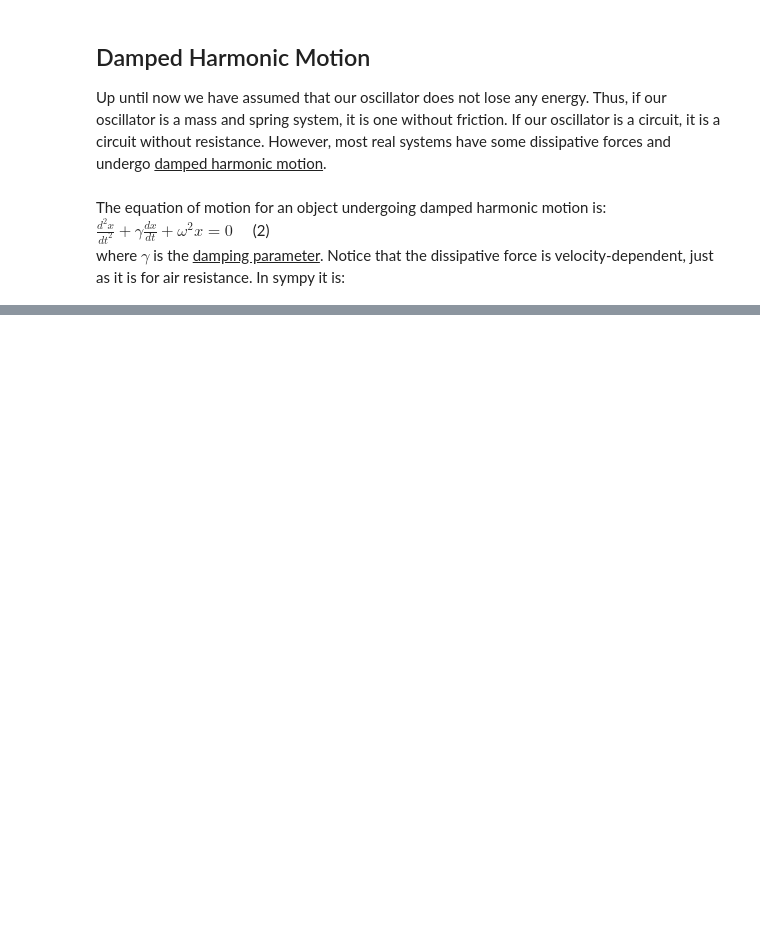
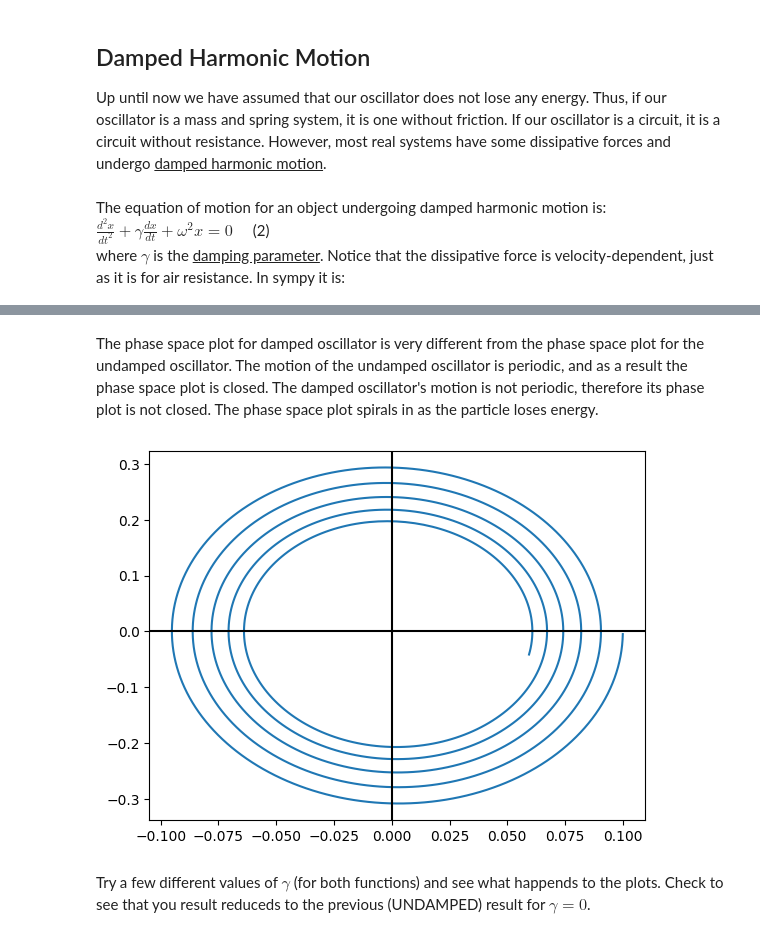
Before and after one commit to brinerk/LabsCapstone, a Jupyter notebook: Lab13/Lab13.ipynb, the cells around one changed output, grey strips where cells are left out. Drawn from its saved outputs; the diff is of its cells as text; code cells hidden in the pictures; blank space fills up the shorter version.

```diff
--- a/Lab13/Lab13.ipynb
+++ b/Lab13/Lab13.ipynb
@@ -229,0 +402,15 @@ where $\gamma$ is the <u>damping parameter</u>. Notice that the dissipative forc
+# %% [markdown]
+The phase space plot for damped oscillator is very different from the phase space plot for the undamped oscillator. The motion of the undamped oscillator is periodic, and as a result the phase space plot is closed. The damped oscillator's motion is not periodic, therefore its phase plot is not closed. The phase space plot spirals in as the particle loses energy.
+# %%
+def DampedVel(m, k, ω, v0, γ, ϕ, A):
+    return -0.5*A*(γ*sym.cos(0.5*t*sym.sqrt(-γ**2 + 4*ω**2) + ϕ) + sym.sqrt(-γ**2 + 4*ω**2)*sym.sin(0.5*t*sym.sqrt(-γ**2 + 4*ω**2) + ϕ))*sym.exp(-t*γ/2)
+
+dampedVelEval = [DampedVel(0.1, 1, sym.sqrt(1/.1), 0, 0.1, 0, 0.1).subs(t,i) for i in x]
+plt.plot(dampedEval,dampedVelEval)
+plt.axhline(color="black")
+plt.axvline(color="black")
+plt.show()
+# %% [output]
+[figure, added]
+# %% [markdown]
+Try a few different values of $\gamma$ (for both functions) and see what happends to the plots. Check to see that you result reduceds to the previous (UNDAMPED) result for $\gamma = 0$.
```
Also changed, not shown: parts of 41 cells of this notebook.
